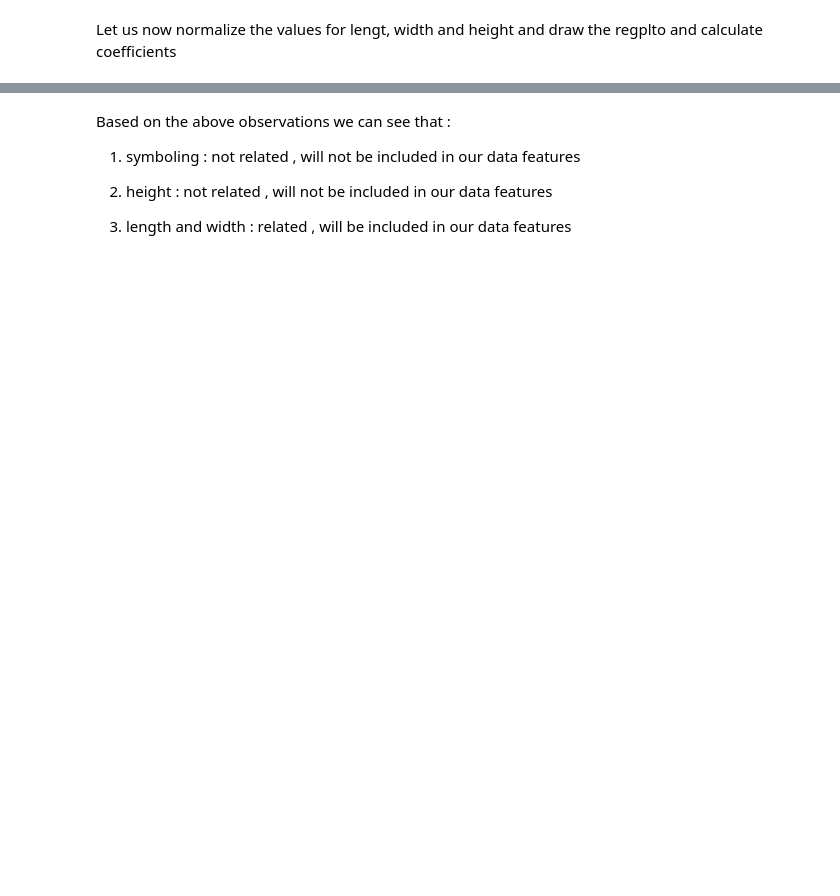
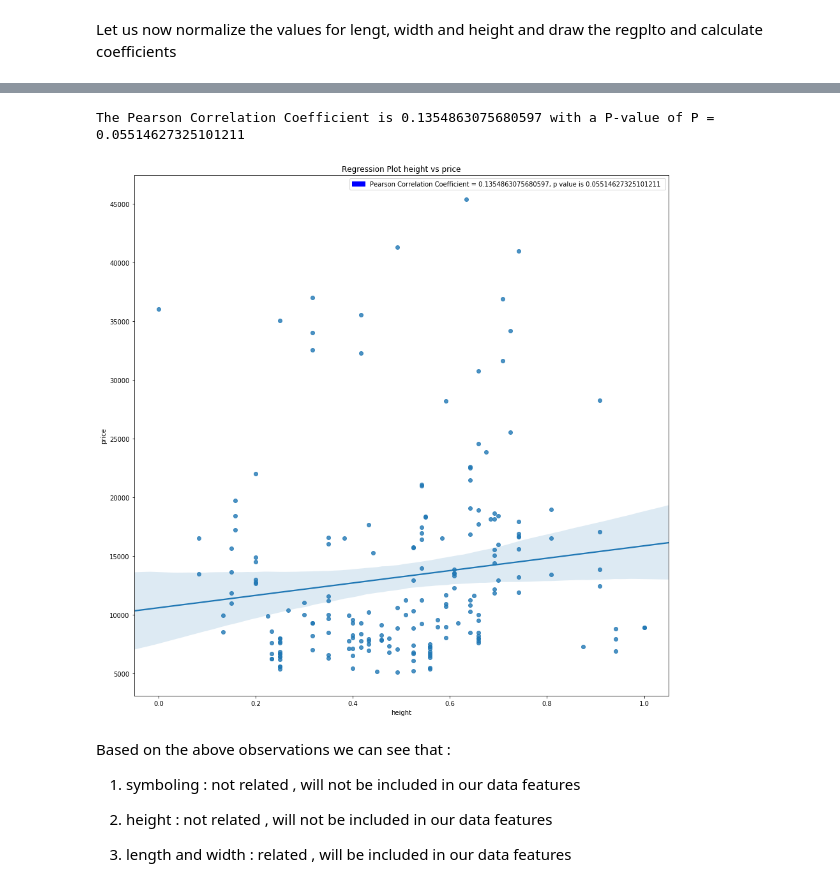
Before and after one commit to in-tandem/pandas_learning, a Jupyter notebook: data_analysis_auto_sales_history.ipynb, the cells around one changed output, grey strips where cells are left out. Cells and saved outputs as stored; diff of their text form; code cells hidden in the pictures; blank space fills up the shorter version.

```diff
--- a/data_analysis_auto_sales_history.ipynb
+++ b/data_analysis_auto_sales_history.ipynb
@@ -610,3 +642,9 @@ plot.text(x = 1, y = 38000 , s ="P value = %s"%p_value, fontsize = 12 )
+# %%
+coeff_values = calculateCorrelationCoefficientsAndpValues(data['height'], data['price'])
+plotRegressionBetweenTwoVariables( 'height', 'price', data[['height', 'price']], coeff_values[0], coeff_values[1])
+# %% [output]
+The Pearson Correlation Coefficient is 0.1354863075680597 with a P-value of P = 0.05514627325101211
+[figure, added]
 # %% [markdown]
 
 
```
Also changed, not shown: parts of 13 cells of this notebook.
